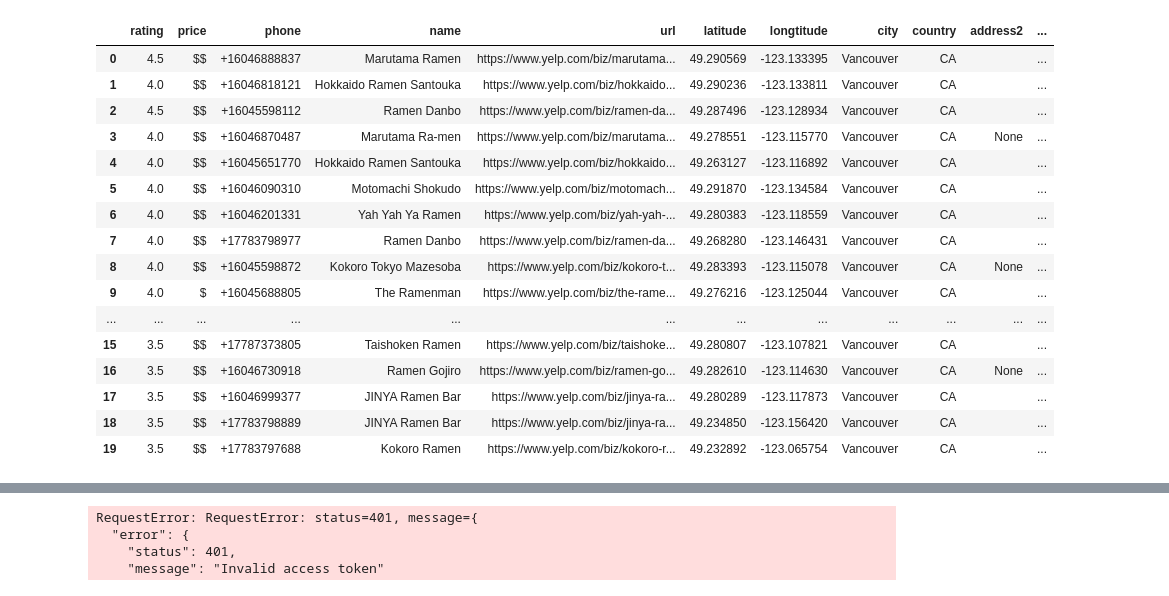
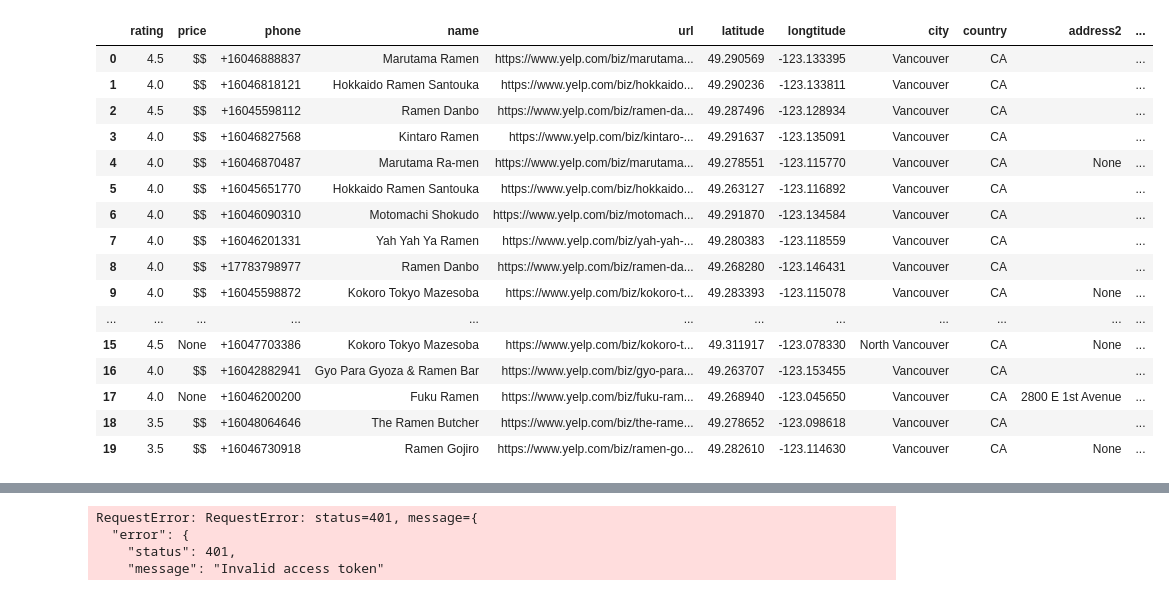
Before and after one commit to sfu-db/dataprep, a Jupyter notebook: dataprep/data_connector/demo.ipynb, the cells around one changed output, grey strips where cells are left out. Drawn from its saved outputs; the diff is of its cells as text; code cells hidden in the pictures.

```diff
--- a/dataprep/data_connector/demo.ipynb
+++ b/dataprep/data_connector/demo.ipynb
@@ -7,25 +7,26 @@ sys.path.append("..")
 
 from data_connector import Connector
 # %%
-dc = Connector("file://../config_files/yelp", auth_params={"token":"6WQWRMV8edOhaThyWgm96wAJkIzJ1pHOhm5N0AD20edrnzv0lwi3wfgZAFp0IqQ6WIc-pZki83kjpViwptlcsiV0-Ij3HI6AJxhOTE4jsjNOoZOHZI3823twg8yZWXYx"})
+# Yelp example:
+dc = Connector("file://config_files/yelp", auth_params={"token":"6WQWRMV8edOhaThyWgm96wAJkIzJ1pHOhm5N0AD20edrnzv0lwi3wfgZAFp0IqQ6WIc-pZki83kjpViwptlcsiV0-Ij3HI6AJxhOTE4jsjNOoZOHZI3823twg8yZWXYx"})
 df = dc.query("restaurant", term="ramen", location="vancouver")
 df
 # %% [output]
 |  | rating | price | phone | name | url | latitude | longtitude | city | country | address2 | ... |
 | 0 | 4.5 | $$ | +16046888837 | Marutama Ramen | https://www.yelp.com/biz/marutama... | 49.290569 | -123.133395 | Vancouver | CA |  | ... |
 | 1 | 4.0 | $$ | +16046818121 | Hokkaido Ramen Santouka | https://www.yelp.com/biz/hokkaido... | 49.290236 | -123.133811 | Vancouver | CA |  | ... |
 | 2 | 4.5 | $$ | +16045598112 | Ramen Danbo | https://www.yelp.com/biz/ramen-da... | 49.287496 | -123.128934 | Vancouver | CA |  | ... |
-| 3 | 4.0 | $$ | +16046870487 | Marutama Ra-men | https://www.yelp.com/biz/marutama... | 49.278551 | -123.115770 | Vancouver | CA | None | ... |
-| 4 | 4.0 | $$ | +16045651770 | Hokkaido Ramen Santouka | https://www.yelp.com/biz/hokkaido... | 49.263127 | -123.116892 | Vancouver | CA |  | ... |
-| 5 | 4.0 | $$ | +16046090310 | Motomachi Shokudo | https://www.yelp.com/biz/motomach... | 49.291870 | -123.134584 | Vancouver | CA |  | ... |
-| 6 | 4.0 | $$ | +16046201331 | Yah Yah Ya Ramen | https://www.yelp.com/biz/yah-yah-... | 49.280383 | -123.118559 | Vancouver | CA |  | ... |
-| 7 | 4.0 | $$ | +17783798977 | Ramen Danbo | https://www.yelp.com/biz/ramen-da... | 49.268280 | -123.146431 | Vancouver | CA |  | ... |
-| 8 | 4.0 | $$ | +16045598872 | Kokoro Tokyo Mazesoba | https://www.yelp.com/biz/kokoro-t... | 49.283393 | -123.115078 | Vancouver | CA | None | ... |
-| 9 | 4.0 | $ | +16045688805 | The Ramenman | https://www.yelp.com/biz/the-rame... | 49.276216 | -123.125044 | Vancouver | CA |  | ... |
+| 3 | 4.0 | $$ | +16046827568 | Kintaro Ramen | https://www.yelp.com/biz/kintaro-... | 49.291637 | -123.135091 | Vancouver | CA |  | ... |
+| 4 | 4.0 | $$ | +16046870487 | Marutama Ra-men | https://www.yelp.com/biz/marutama... | 49.278551 | -123.115770 | Vancouver | CA | None | ... |
+| 5 | 4.0 | $$ | +16045651770 | Hokkaido Ramen Santouka | https://www.yelp.com/biz/hokkaido... | 49.263127 | -123.116892 | Vancouver | CA |  | ... |
+| 6 | 4.0 | $$ | +16046090310 | Motomachi Shokudo | https://www.yelp.com/biz/motomach... | 49.291870 | -123.134584 | Vancouver | CA |  | ... |
+| 7 | 4.0 | $$ | +16046201331 | Yah Yah Ya Ramen | https://www.yelp.com/biz/yah-yah-... | 49.280383 | -123.118559 | Vancouver | CA |  | ... |
+| 8 | 4.0 | $$ | +17783798977 | Ramen Danbo | https://www.yelp.com/biz/ramen-da... | 49.268280 | -123.146431 | Vancouver | CA |  | ... |
+| 9 | 4.0 | $$ | +16045598872 | Kokoro Tokyo Mazesoba | https://www.yelp.com/biz/kokoro-t... | 49.283393 | -123.115078 | Vancouver | CA | None | ... |
 | ... | ... | ... | ... | ... | ... | ... | ... | ... | ... | ... | ... |
-| 15 | 3.5 | $$ | +17787373805 | Taishoken Ramen | https://www.yelp.com/biz/taishoke... | 49.280807 | -123.107821 | Vancouver | CA |  | ... |
-| 16 | 3.5 | $$ | +16046730918 | Ramen Gojiro | https://www.yelp.com/biz/ramen-go... | 49.282610 | -123.114630 | Vancouver | CA | None | ... |
-| 17 | 3.5 | $$ | +16046999377 | JINYA Ramen Bar | https://www.yelp.com/biz/jinya-ra... | 49.280289 | -123.117873 | Vancouver | CA |  | ... |
-| 18 | 3.5 | $$ | +17783798889 | JINYA Ramen Bar | https://www.yelp.com/biz/jinya-ra... | 49.234850 | -123.156420 | Vancouver | CA |  | ... |
-| 19 | 3.5 | $$ | +17783797688 | Kokoro Ramen | https://www.yelp.com/biz/kokoro-r... | 49.232892 | -123.065754 | Vancouver | CA |  | ... |
+| 15 | 4.5 | None | +16047703386 | Kokoro Tokyo Mazesoba | https://www.yelp.com/biz/kokoro-t... | 49.311917 | -123.078330 | North Vancouver | CA | None | ... |
+| 16 | 4.0 | $$ | +16042882941 | Gyo Para Gyoza & Ramen Bar | https://www.yelp.com/biz/gyo-para... | 49.263707 | -123.153455 | Vancouver | CA |  | ... |
+| 17 | 4.0 | None | +16046200200 | Fuku Ramen | https://www.yelp.com/biz/fuku-ram... | 49.268940 | -123.045650 | Vancouver | CA | 2800 E 1st Avenue | ... |
+| 18 | 3.5 | $$ | +16048064646 | The Ramen Butcher | https://www.yelp.com/biz/the-rame... | 49.278652 | -123.098618 | Vancouver | CA |  | ... |
+| 19 | 3.5 | $$ | +16046730918 | Ramen Gojiro | https://www.yelp.com/biz/ramen-go... | 49.282610 | -123.114630 | Vancouver | CA | None | ... |
 # %%
```
Also changed, not shown: parts of 4 cells of this notebook, 1 other file.
